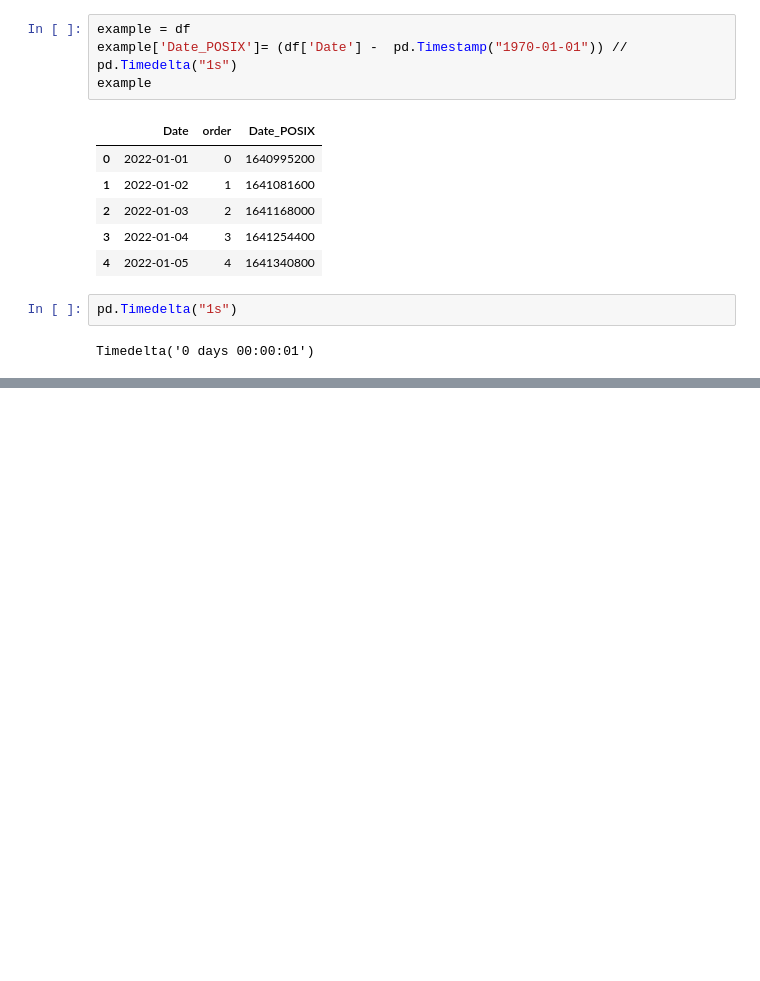
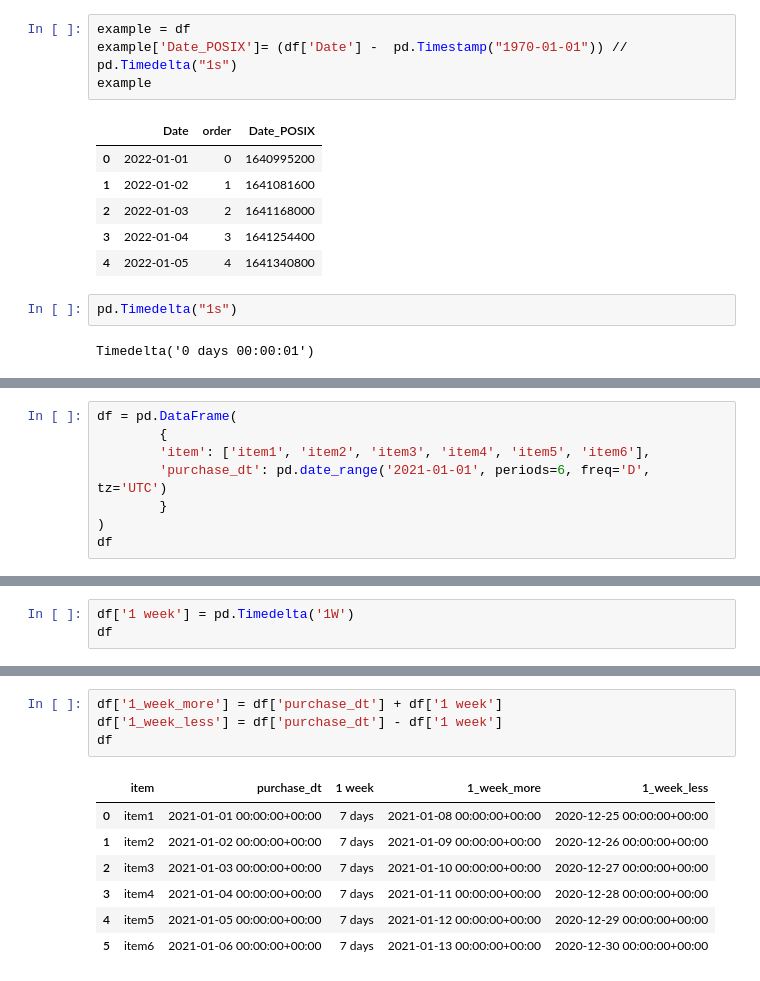
Before and after one commit to anaclarat/Time_Series, a Jupyter notebook: Time_Series_Studying.ipynb, the cells around one changed output, grey strips where cells are left out. Drawn from its saved outputs; the diff is of its cells as text; blank space fills up the shorter version.

```diff
--- a/Time_Series_Studying.ipynb
+++ b/Time_Series_Studying.ipynb
@@ -481,0 +582,8 @@ Timedelta('0 days 00:00:01')
+# %%
+df = pd.DataFrame(
+        {
+        'item': ['item1', 'item2', 'item3', 'item4', 'item5', 'item6'],
+        'purchase_dt': pd.date_range('2021-01-01', periods=6, freq='D', tz='UTC')
+        }
+)
+df
@@ -481,0 +598,3 @@ Timedelta('0 days 00:00:01')
+# %%
+df['1 week'] = pd.Timedelta('1W')
+df
@@ -481,0 +609,12 @@ Timedelta('0 days 00:00:01')
+# %%
+df['1_week_more'] = df['purchase_dt'] + df['1 week']
+df['1_week_less'] = df['purchase_dt'] - df['1 week']
+df
+# %% [output]
+|  | item | purchase_dt | 1 week | 1_week_more | 1_week_less |
+| 0 | item1 | 2021-01-01 00:00:00+00:00 | 7 days | 2021-01-08 00:00:00+00:00 | 2020-12-25 00:00:00+00:00 |
+| 1 | item2 | 2021-01-02 00:00:00+00:00 | 7 days | 2021-01-09 00:00:00+00:00 | 2020-12-26 00:00:00+00:00 |
+| 2 | item3 | 2021-01-03 00:00:00+00:00 | 7 days | 2021-01-10 00:00:00+00:00 | 2020-12-27 00:00:00+00:00 |
+| 3 | item4 | 2021-01-04 00:00:00+00:00 | 7 days | 2021-01-11 00:00:00+00:00 | 2020-12-28 00:00:00+00:00 |
+| 4 | item5 | 2021-01-05 00:00:00+00:00 | 7 days | 2021-01-12 00:00:00+00:00 | 2020-12-29 00:00:00+00:00 |
+| 5 | item6 | 2021-01-06 00:00:00+00:00 | 7 days | 2021-01-13 00:00:00+00:00 | 2020-12-30 00:00:00+00:00 |
```
Also changed, not shown: parts of 19 cells of this notebook.
